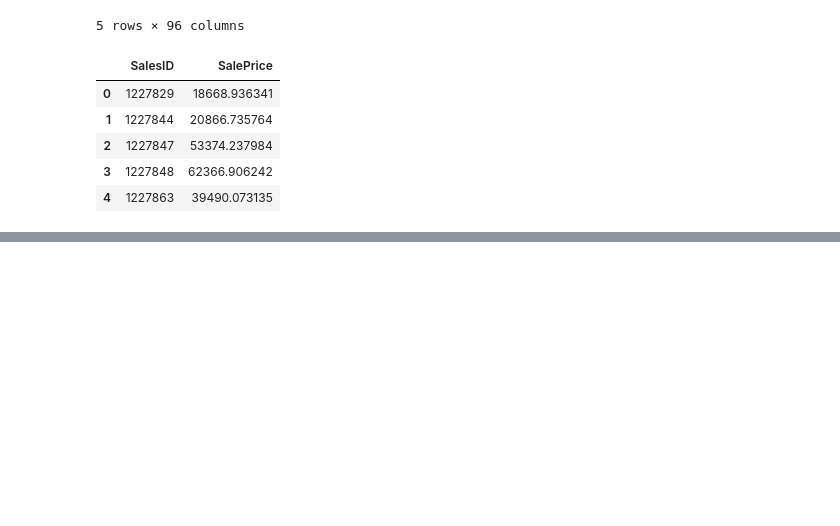
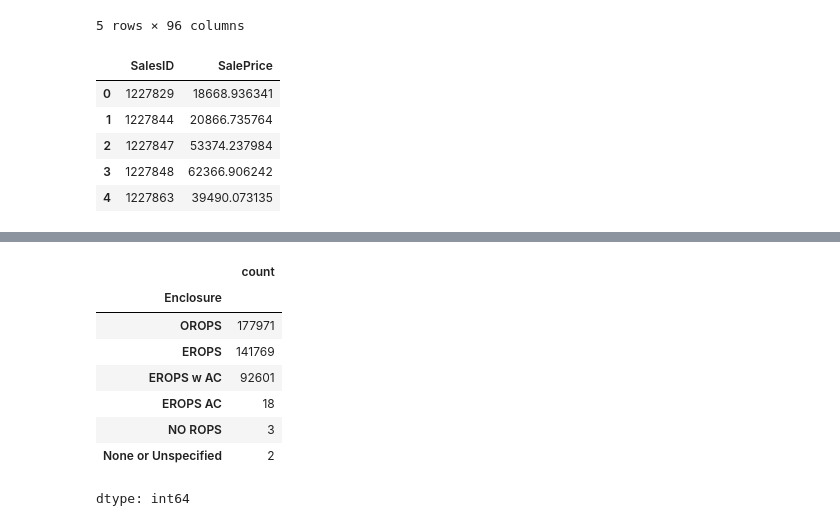
Before and after one commit to idrissiradi/bulldozer-price-prediction, a Jupyter notebook: main.ipynb, the cells around one changed output, grey strips where cells are left out. Drawn from its saved outputs; the diff is of its cells as text; code cells hidden in the pictures; blank space fills up the shorter version.

```diff
--- a/main.ipynb
+++ b/main.ipynb
@@ -808,0 +850,12 @@ df_preds.to_csv("/content/drive/MyDrive/Colab Notebooks/bulldozer/test_predictio
+# %%
+df["Enclosure"].value_counts()
+# %% [output]
+|  | count |
+| Enclosure |  |
+| OROPS | 177971 |
+| EROPS | 141769 |
+| EROPS w AC | 92601 |
+| EROPS AC | 18 |
+| NO ROPS | 3 |
+| None or Unspecified | 2 |
+dtype: int64
```
Also changed, not shown: parts of 4 cells of this notebook.
